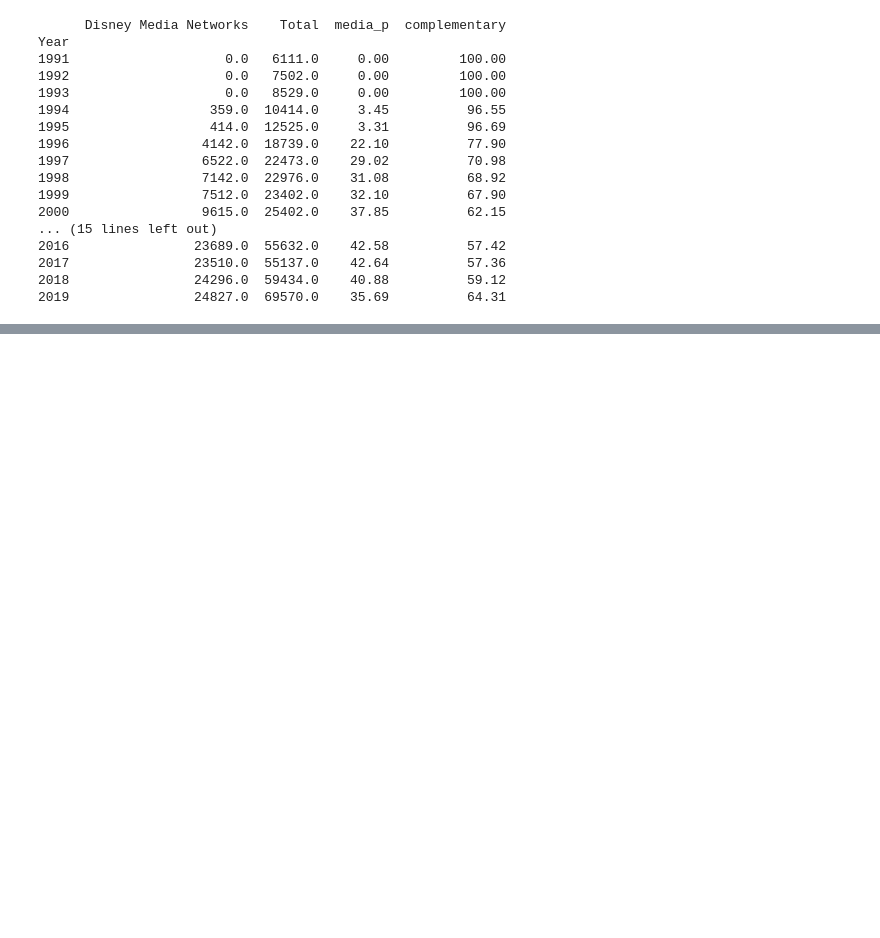
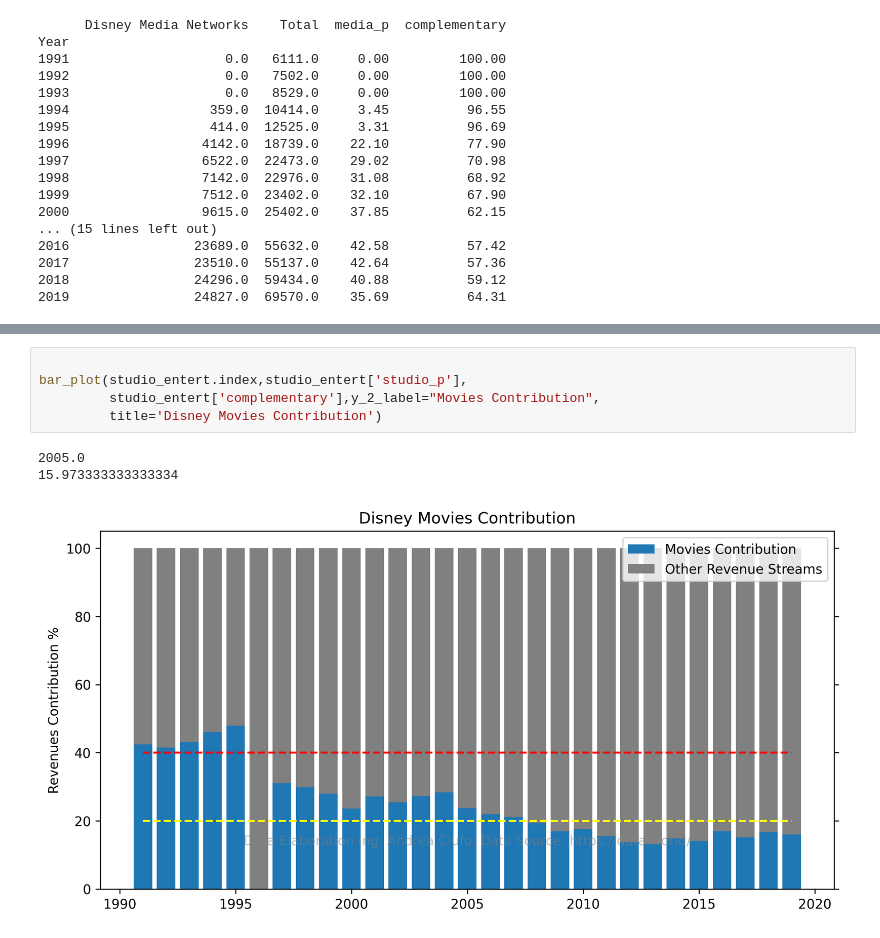
Before and after one commit to uomodellamansarda/DisneyMoviesAnalysis, a Jupyter notebook: DisneyRevenuesStreamsAnalysis.ipynb, the cells around one changed output, grey strips where cells are left out. Cells and saved outputs as stored; diff of their text form; blank space fills up the shorter version.

```diff
--- a/DisneyRevenuesStreamsAnalysis.ipynb
+++ b/DisneyRevenuesStreamsAnalysis.ipynb
@@ -458,0 +583,9 @@ Year
+# %%
+
+bar_plot(studio_entert.index,studio_entert['studio_p'],
+         studio_entert['complementary'],y_2_label="Movies Contribution",
+         title='Disney Movies Contribution')
+# %% [output]
+2005.0
+15.973333333333334
+[figure, added]
```
Also changed, not shown: parts of 8 cells of this notebook.
